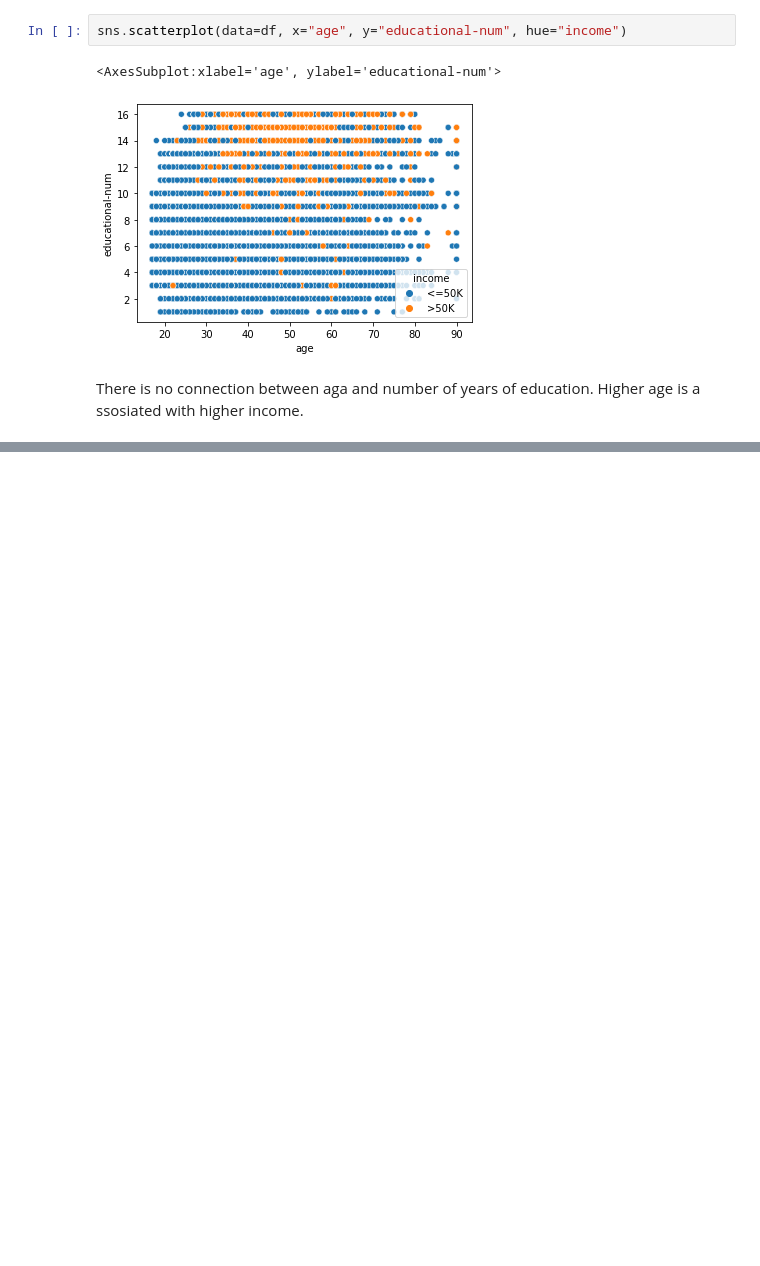
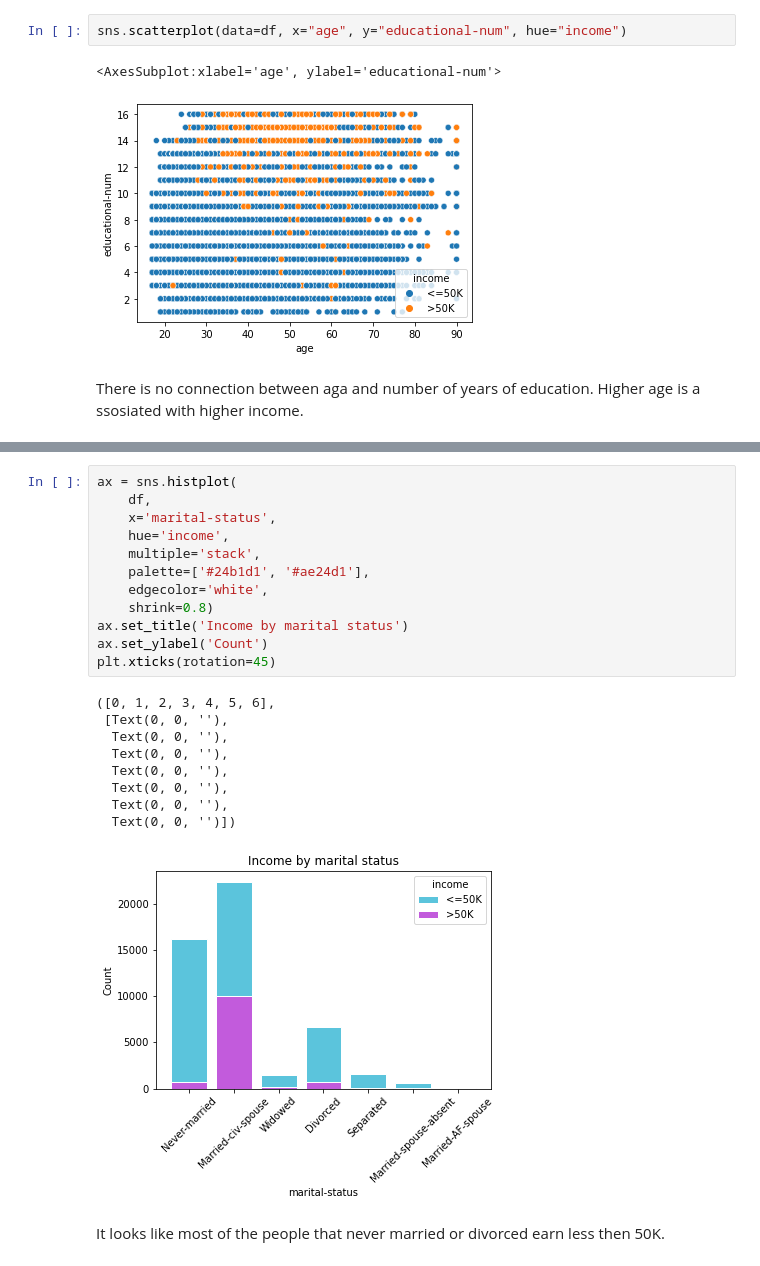
Before and after one commit to EllaKatz1/Springboard_data, a Jupyter notebook: Crafting_a_Story_from_a_Dataset/Presentation.ipynb, the cells around one changed output, grey strips where cells are left out. Cells and saved outputs as stored; diff of their text form; blank space fills up the shorter version.

```diff
--- a/Crafting_a_Story_from_a_Dataset/Presentation.ipynb
+++ b/Crafting_a_Story_from_a_Dataset/Presentation.ipynb
@@ -81,0 +119,24 @@ Higher age is a ssosiated with higher income.
+# %%
+ax = sns.histplot(
+    df,
+    x='marital-status',
+    hue='income',
+    multiple='stack',
+    palette=['#24b1d1', '#ae24d1'],
+    edgecolor='white',
+    shrink=0.8)
+ax.set_title('Income by marital status')
+ax.set_ylabel('Count')
+plt.xticks(rotation=45)
+# %% [output]
+([0, 1, 2, 3, 4, 5, 6],
+ [Text(0, 0, ''),
+  Text(0, 0, ''),
+  Text(0, 0, ''),
+  Text(0, 0, ''),
+  Text(0, 0, ''),
+  Text(0, 0, ''),
+  Text(0, 0, '')])
+[figure, added]
+# %% [markdown]
+It looks like most of the people that never married or divorced earn less then 50K.
```
Also changed, not shown: parts of 7 cells of this notebook.
